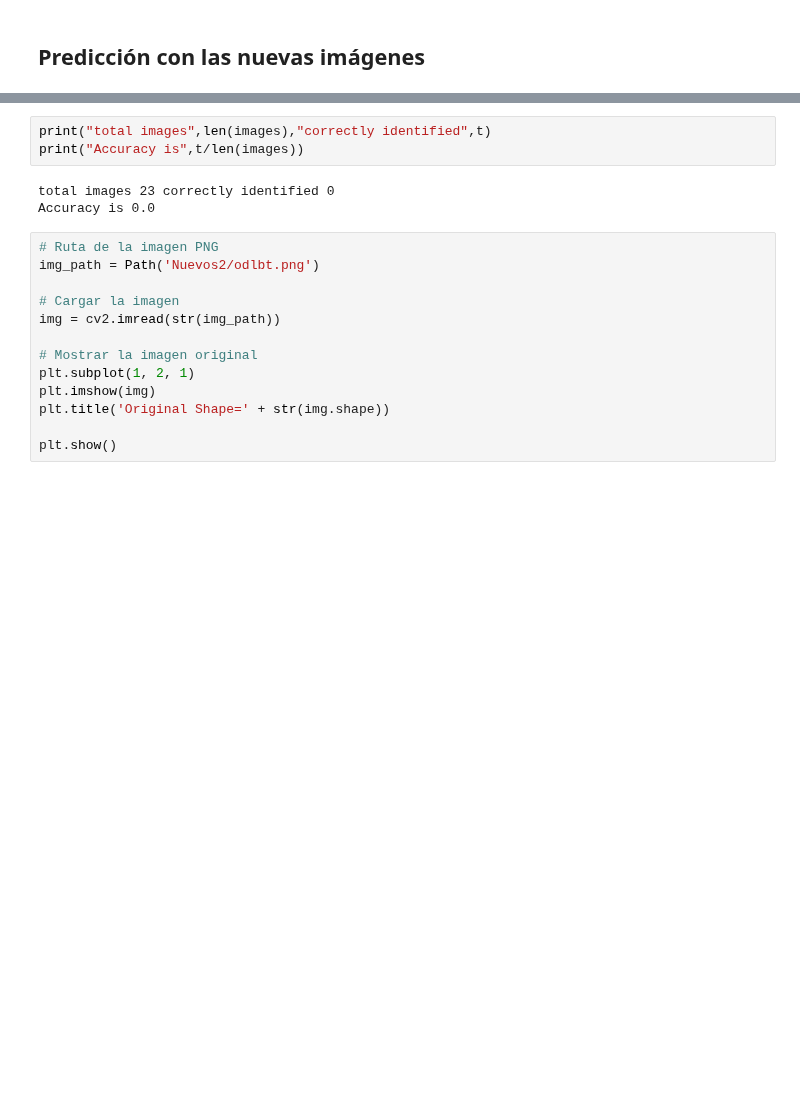
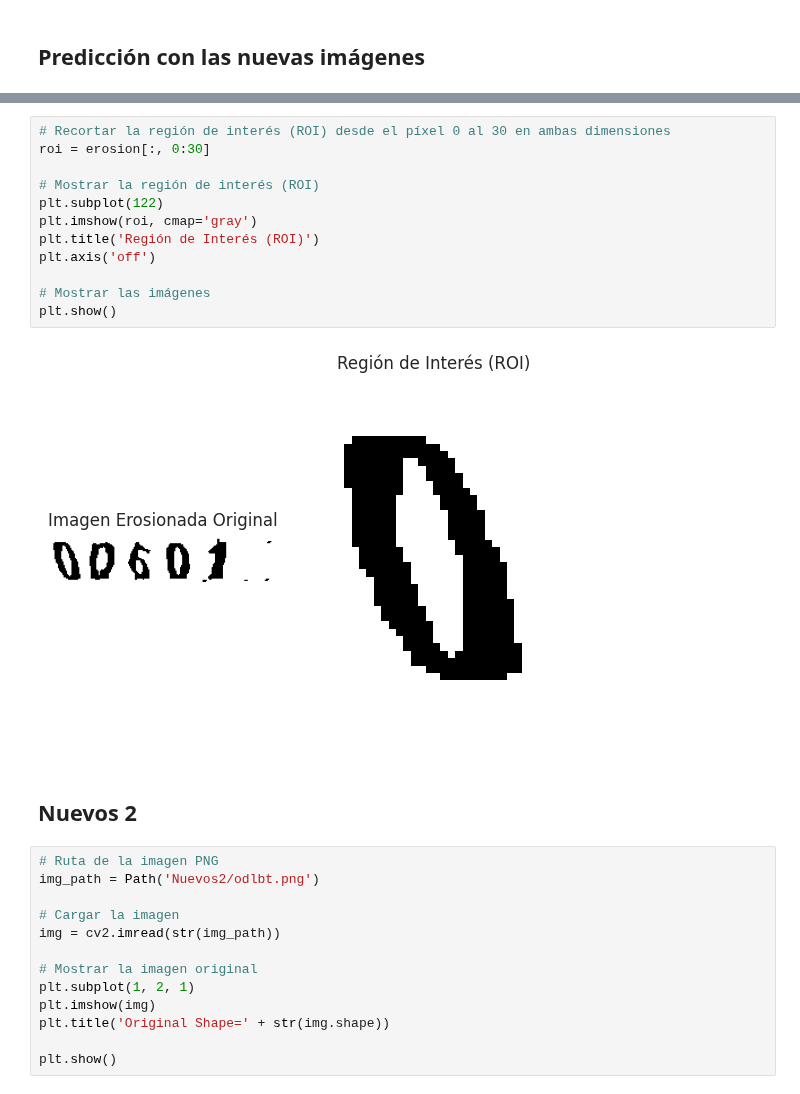
Before and after one commit to cabamarcos/Captcha_recognition, a Jupyter notebook: solofaltantes.ipynb, the cells around one changed output, grey strips where cells are left out. Drawn from its saved outputs; the diff is of its cells as text; blank space fills up the shorter version.

```diff
--- a/solofaltantes.ipynb
+++ b/solofaltantes.ipynb
@@ -635,9 +596,19 @@ for i in images:
-# %%
-print("total images",len(images),"correctly identified",t)
-print("Accuracy is",t/len(images))
-# %% [output]
-total images 23 correctly identified 0
-Accuracy is 0.0
+# %%
+# Recortar la región de interés (ROI) desde el píxel 0 al 30 en ambas dimensiones
+roi = erosion[:, 0:30]
+
+# Mostrar la región de interés (ROI)
+plt.subplot(122)
+plt.imshow(roi, cmap='gray')
+plt.title('Región de Interés (ROI)')
+plt.axis('off')
+
+# Mostrar las imágenes
+plt.show()
+# %% [output]
+[figure, added]
+# %% [markdown]
+## Nuevos 2
 # %%
 # Ruta de la imagen PNG
 img_path = Path('Nuevos2/odlbt.png')
```
Also changed, not shown: parts of 19 cells of this notebook.
